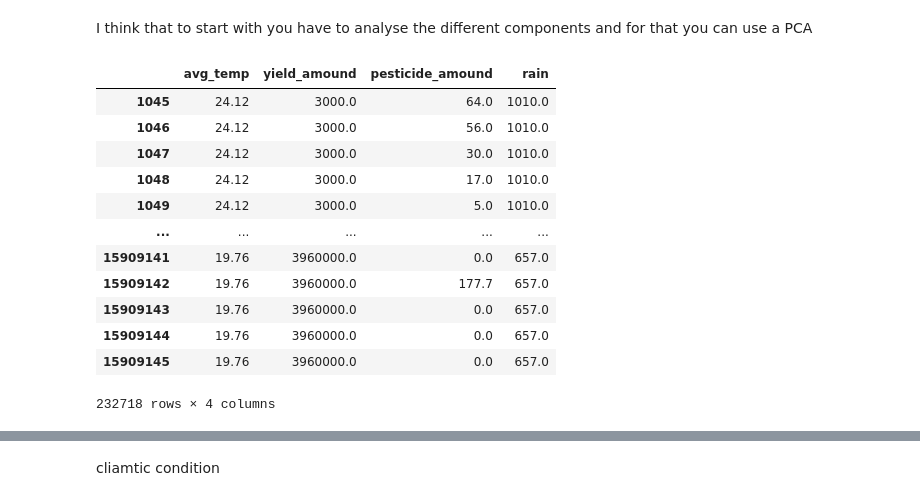
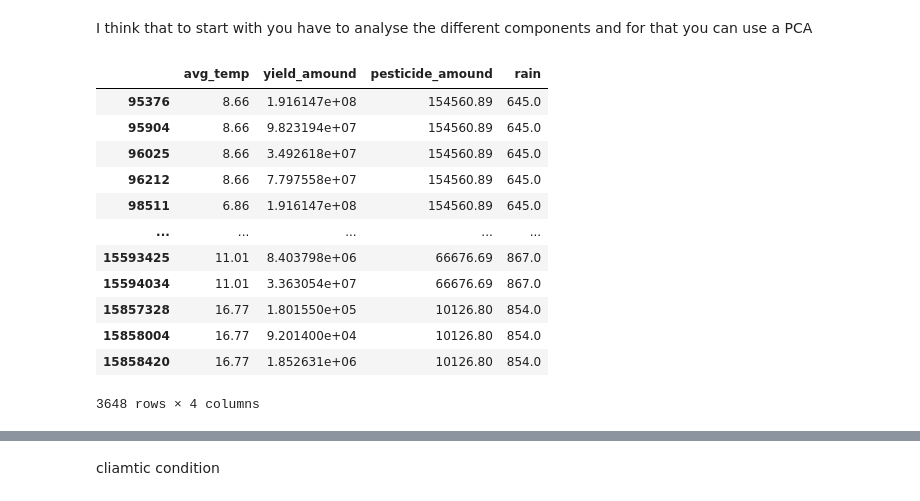
Before and after one commit to LucasJohannsenShadow/AVCD, a Jupyter notebook: Projet.ipynb, the cells around one changed output, grey strips where cells are left out. Cells and saved outputs as stored; diff of their text form; code cells hidden in the pictures.

```diff
--- a/Projet.ipynb
+++ b/Projet.ipynb
@@ -165,20 +281,22 @@ print('Item_x',len(merged['Item_x'].unique()),merged['Item_x'].unique())
 # %%
 
 data=merged[(merged['Item_x']=='Rice')| (merged['Item_x']=='Wheat')| (merged['Item_x']=='Maize')|(merged['Item_x']=='Fruit Primary')|(merged['Item_x']=='Cattle and Buffaloes')|(merged['Item_x']=='Sugar Crops Primary')]
+data=data[(data["Area"]=="Germany")| (data["Area"]=="Portugal")| (data["Area"]== "France")| (data["Area"]== "China")]
+data=data[data['Item_y']=='Pesticides (total)']
 df = data[[ "avg_temp", "yield_amound","pesticide_amound","rain"]]
-df_2= data[[ "Item_x", "avg_temp", "yield_amound","pesticide_amound"]]
+df_2= data[[ "Area", "Item_x", "avg_temp", "yield_amound","pesticide_amound","rain"]]
 df
 # %% [output]
 |  | avg_temp | yield_amound | pesticide_amound | rain |
-| 1045 | 24.12 | 3000.0 | 64.0 | 1010.0 |
-| 1046 | 24.12 | 3000.0 | 56.0 | 1010.0 |
-| 1047 | 24.12 | 3000.0 | 30.0 | 1010.0 |
-| 1048 | 24.12 | 3000.0 | 17.0 | 1010.0 |
-| 1049 | 24.12 | 3000.0 | 5.0 | 1010.0 |
+| 95376 | 8.66 | 1.916147e+08 | 154560.89 | 645.0 |
+| 95904 | 8.66 | 9.823194e+07 | 154560.89 | 645.0 |
+| 96025 | 8.66 | 3.492618e+07 | 154560.89 | 645.0 |
+| 96212 | 8.66 | 7.797558e+07 | 154560.89 | 645.0 |
+| 98511 | 6.86 | 1.916147e+08 | 154560.89 | 645.0 |
 | ... | ... | ... | ... | ... |
-| 15909141 | 19.76 | 3960000.0 | 0.0 | 657.0 |
-| 15909142 | 19.76 | 3960000.0 | 177.7 | 657.0 |
-| 15909143 | 19.76 | 3960000.0 | 0.0 | 657.0 |
-| 15909144 | 19.76 | 3960000.0 | 0.0 | 657.0 |
-| 15909145 | 19.76 | 3960000.0 | 0.0 | 657.0 |
+| 15593425 | 11.01 | 8.403798e+06 | 66676.69 | 867.0 |
+| 15594034 | 11.01 | 3.363054e+07 | 66676.69 | 867.0 |
+| 15857328 | 16.77 | 1.801550e+05 | 10126.80 | 854.0 |
+| 15858004 | 16.77 | 9.201400e+04 | 10126.80 | 854.0 |
+| 15858420 | 16.77 | 1.852631e+06 | 10126.80 | 854.0 |
-232718 rows × 4 columns
+3648 rows × 4 columns
```
Also changed, not shown: parts of 65 cells of this notebook.
